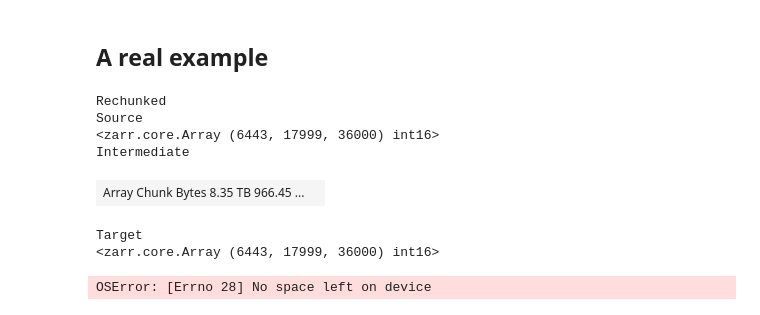
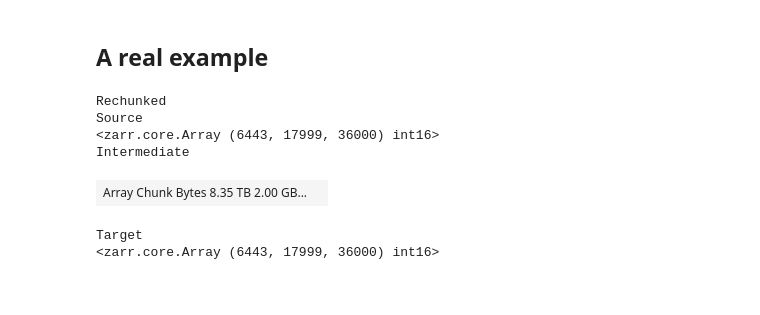
Before and after one commit to abarciauskas-bgse/mur_sst-to-zarr, a Jupyter notebook: images/rechunker/Rechunking_Zarr.ipynb, the cells around one changed output. Cells and saved outputs as stored; diff of their text form; code cells hidden in the pictures.

Commit message:
Modify rechunking notebook and use a really big instance

```diff
--- a/images/rechunker/Rechunking_Zarr.ipynb
+++ b/images/rechunker/Rechunking_Zarr.ipynb
@@ -181,32 +71,27 @@ dsa.from_zarr(target_store)
+# %%
+s3 = s3fs.S3FileSystem(client_kwargs=dict(region_name='us-west-2'))
+s3_rechunk_store = s3fs.S3Map(root='ds-projects/eodc/mursst/analysed_sst/6443x50x100.zarr', create=True, s3=s3)
+s3_tmp_store = s3fs.S3Map(root='ds-projects/eodc/mursst/tmp.zarr', create=True, s3=s3)
 # %%
-target_store = 'data/analysed_sst/6443x50x100.zarr'
-temp_store = 'tmp.zarr'
-try:
-    shutil.rmtree(target_store)
-    shutil.rmtree(temp_store)
-except:
-    pass
 # target_chunks = {
 #     'analysed_sst': {'time': 379, 'lat': 439, 'lon': 360},
 #     'time': None, # don't rechunk this array
 #     'lon': None,
 #     'lat': None,
 # }
-target_chunks = {'time': 6443, 'lat': 50, 'lon': 100}
-max_mem = '1GB'
+target_chunks = (6443, 50, 100)
+max_mem = '2GB'
 
-array_plan = rechunk(ds_zarr['analysed_sst'], target_chunks, max_mem, target_store, temp_store)
+array_plan = rechunk(ds_zarr['analysed_sst'], target_chunks, max_mem, s3_rechunk_store, s3_tmp_store)
 array_plan
 # %% [output]
 Rechunked
 Source
 <zarr.core.Array (6443, 17999, 36000) int16>
 Intermediate
-| Array Chunk Bytes 8.35 TB 966.45 ... |  |
+| Array Chunk Bytes 8.35 TB 2.00 GB... |  |
 Target
 <zarr.core.Array (6443, 17999, 36000) int16>
 # %%
 with ProgressBar():
     array_plan.execute()
-# %% [output]
-OSError: [Errno 28] No space left on device
```
Also changed, not shown: parts of 8 cells of this notebook, 1 other file.
